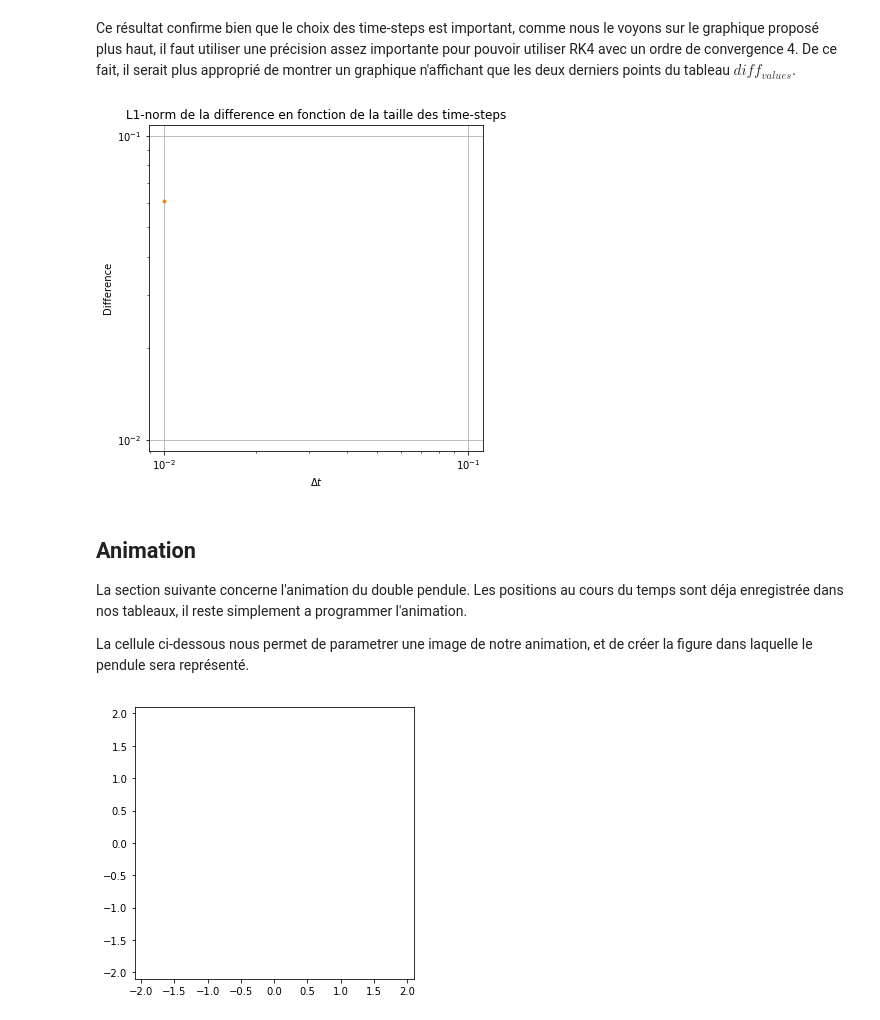
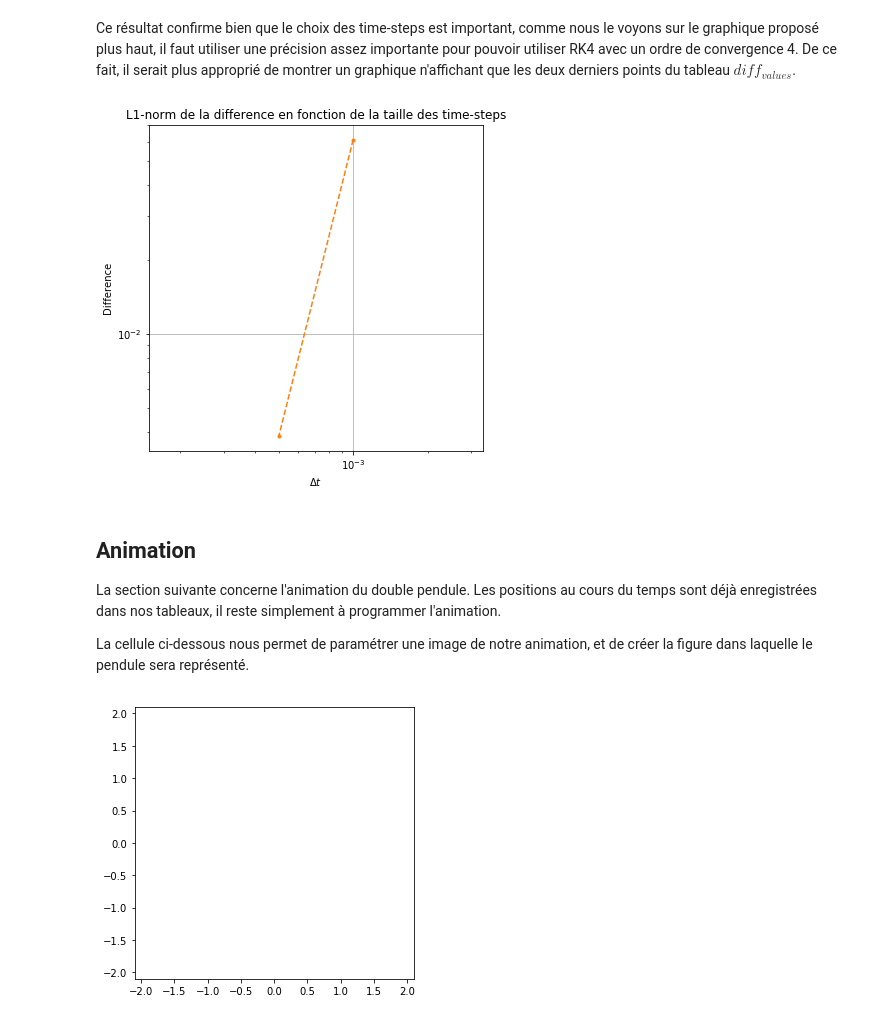
Before and after one commit to luciouw/first_repo-1, a Jupyter notebook: Double_pendule.ipynb, the cells around one changed output. Drawn from its saved outputs; the diff is of its cells as text; code cells hidden in the pictures.

Commit message:
Manque la droite et la conclu :) (et enlever le graphique en trop)

```diff
--- a/Double_pendule.ipynb
+++ b/Double_pendule.ipynb
@@ -331,28 +345,34 @@ L ordre de convergence est p = 3.024
 # %% [markdown]
 Ce résultat confirme bien que le choix des time-steps est important, comme nous le voyons sur le graphique proposé plus haut, il faut utiliser une précision assez importante pour pouvoir utiliser RK4 avec un ordre de convergence 4. De ce fait, il serait plus approprié de montrer un graphique n'affichant que les deux derniers points du tableau $diff_{values}$.
 # %%
-dt_valuesfinal=np.zeros(2)
-dt_valuesfinal[0]=dt_values[1]
-dt_valuesfinal[1]=dt_values[0]
-diff_valuesfinal=np.zeros(2)
-diff_valuesfinal[0]=diff_values[3]
-diff_valuesfinal[1]=diff_values[4]
+dt_valuesfinal= [0.001,0.0005,0.00025]
+u_valuesfinal= []
+diff_valuesfinal = []
+
+for dt in dt_valuesfinal :
+    sol = RK4(f,u0,dt,T,t0)[1]
+    u_valuesfinal.append(sol)
+
+for y, dt in zip(u_valuesfinal, dt_valuesfinal):
+    diff = l1_norme(y[:, 2], u_values[-1][:, 2], dt)
+    diff_valuesfinal.append(diff)
+
 
 # Plot difference versus the time-step size.
 pyplot.figure(figsize=(6.0, 6.0))
 pyplot.title('L1-norm de la difference en fonction de la taille des time-steps')
 pyplot.xlabel('$\Delta t$')
 pyplot.ylabel('Difference')
 pyplot.grid()
 pyplot.loglog(dt_valuesfinal[:-1], diff_valuesfinal[:-1],
               color='C1', linestyle='--', marker='.')
 pyplot.axis('equal');
 # %% [output]
-[figure, old version]
+[figure, new version]
 # %% [markdown]
 ## Animation
 
-La section suivante concerne l'animation du double pendule. Les positions au cours du temps sont déja enregistrée dans nos tableaux, il reste simplement a programmer l'animation.
+La section suivante concerne l'animation du double pendule. Les positions au cours du temps sont déjà enregistrées dans nos tableaux, il reste simplement à programmer l'animation.
 
-La cellule ci-dessous nous permet de parametrer une image de notre animation, et de créer la figure dans laquelle le pendule sera représenté.
+La cellule ci-dessous nous permet de paramétrer une image de notre animation, et de créer la figure dans laquelle le pendule sera représenté.
 # %%
```
Also changed, not shown: parts of 20 cells of this notebook.
